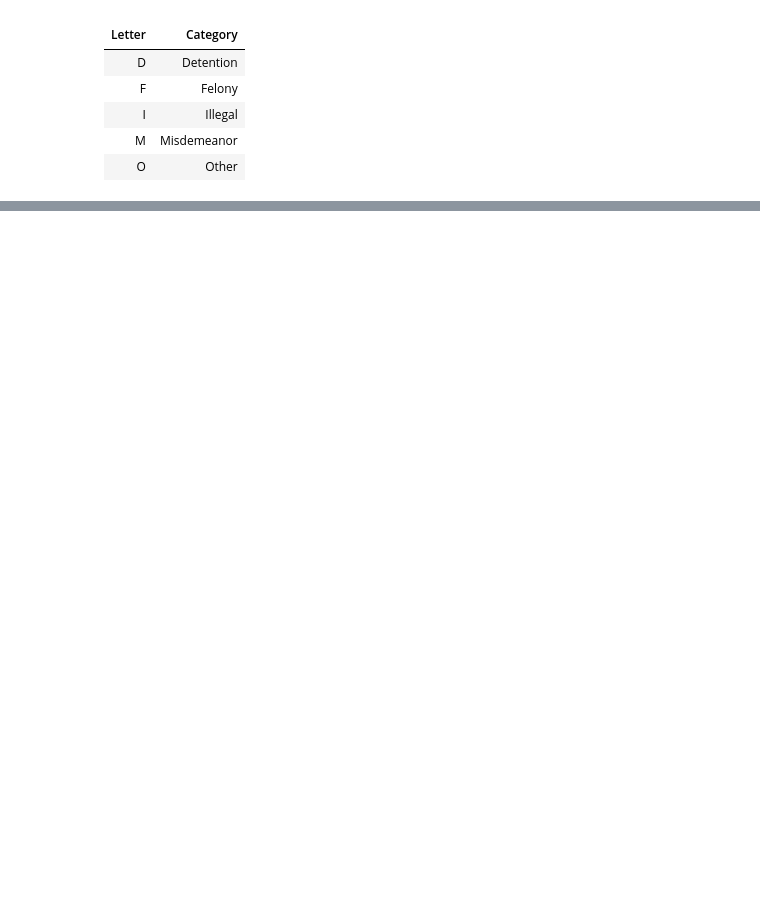
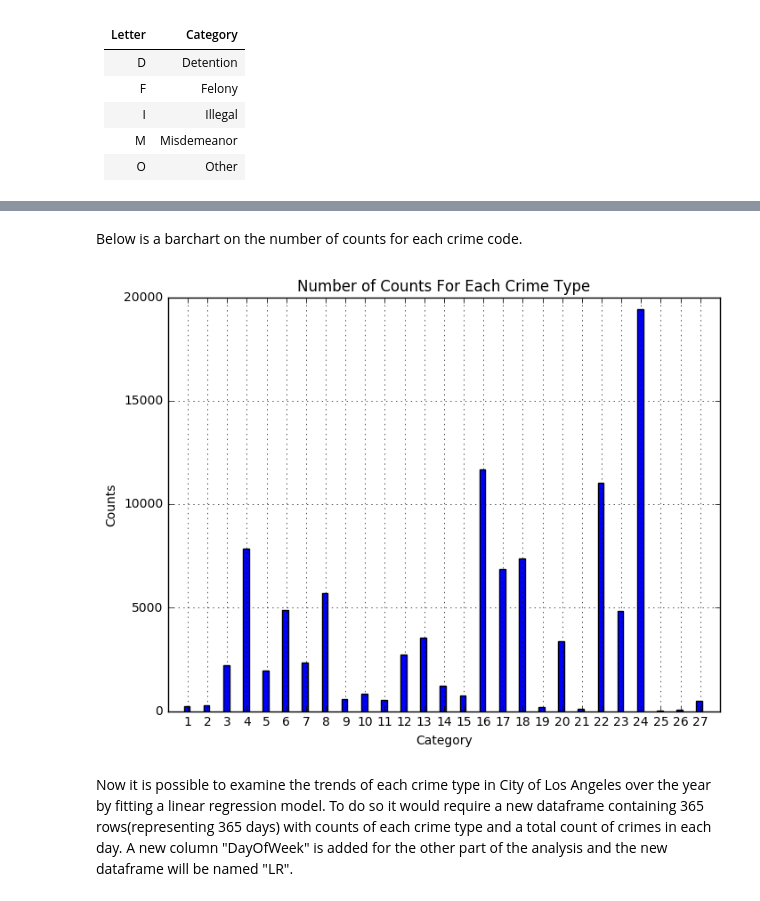
Before and after one commit to ayl019/Nikola, a Jupyter notebook: posts/lapd-crime-data-analysis.ipynb, the cells around one changed output, grey strips where cells are left out. Cells and saved outputs as stored; diff of their text form; code cells hidden in the pictures; blank space fills up the shorter version.

```diff
--- a/posts/lapd-crime-data-analysis.ipynb
+++ b/posts/lapd-crime-data-analysis.ipynb
@@ -270,5 +272,0 @@ array([  1.,   2.,   3.,   4.,   5.,   6.,   7.,   8.,   9.,  10.,  11.,
-# %%
-Race = ['C', 'F', 'G', 'I', 'J', 'K', 'P', 'S', 'V', 'X', 'Z']
-for i in range(0, len(Arrest)):
-    if Arrest['DESCENT_CD'][i] in Race:
-        Arrest.iloc[i, Arrest.columns.get_loc('DESCENT_CD')] = "O"
@@ -480,0 +282,4 @@ full.plot.scatter(x='Female', y='Arrests')
+# %%
+Arrest = Arrest[Arrest['CHRG_GRP_CD'].isin(range(1,28))]
+Arrest.reset_index(drop=True, inplace=True)
+len(Arrest)
@@ -480,0 +316,17 @@ full.plot.scatter(x='Female', y='Arrests')
+# %% [markdown]
+Below is a barchart on the number of counts for each crime code.
+# %%
+a = np.unique(Arrest['CHRG_GRP_CD'], return_counts = True)
+plt.figure(figsize=(8,6))
+plt.bar(a[0]-0.2, a[1], 0.3)
+plt.title('Number of Counts For Each Crime Type')
+plt.xlabel('Category')
+plt.ylabel('Counts')
+plt.xticks(a[0])
+plt.grid(True)
+plt.axis([0,28,0,20000])
+plt.show()
+# %% [output]
+[figure, added]
+# %% [markdown]
+Now it is possible to examine the trends of each crime type in City of Los Angeles over the year by fitting a linear regression model. To do so it would require a new dataframe containing 365 rows(representing 365 days) with counts of each crime type and  a total count of crimes in each day. A new column "DayOfWeek" is added for the other part of the analysis and the new dataframe will be named "LR".
```
Also changed, not shown: parts of 120 cells of this notebook, 26 other files.
